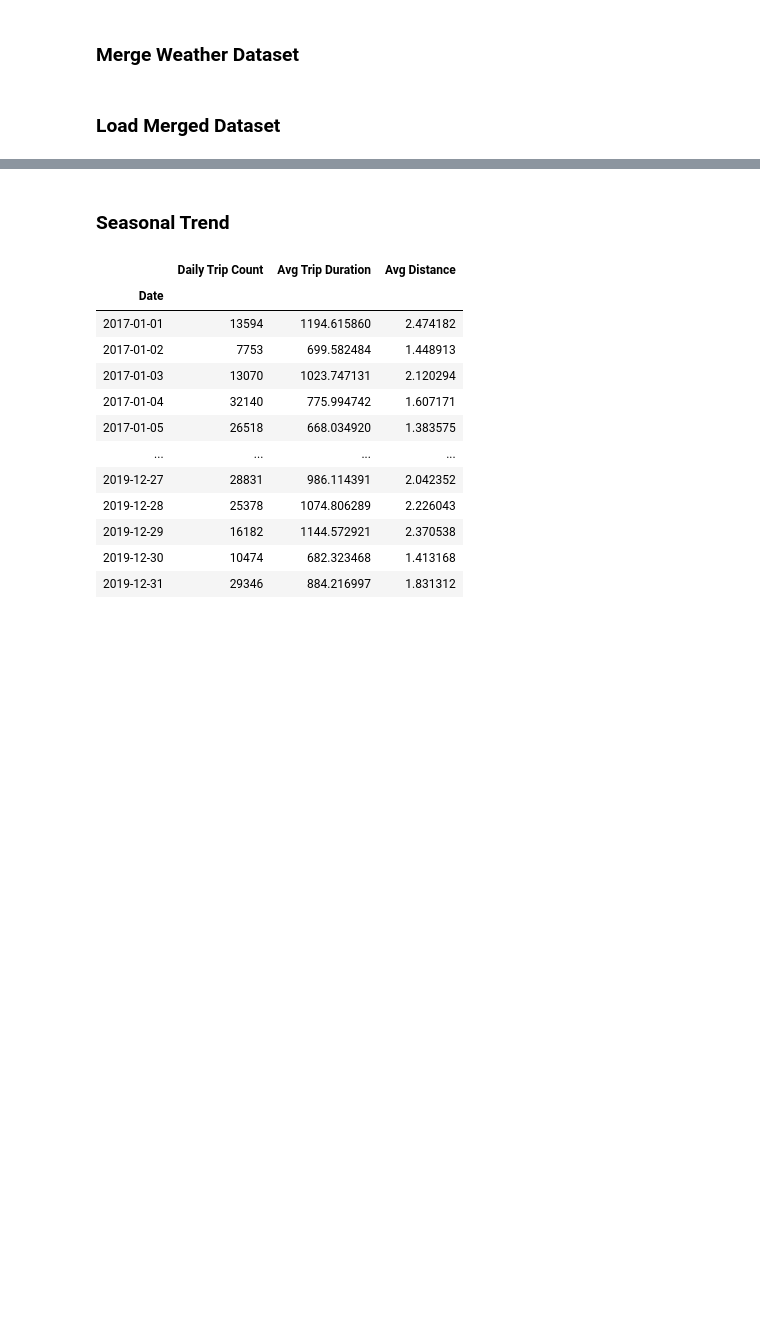
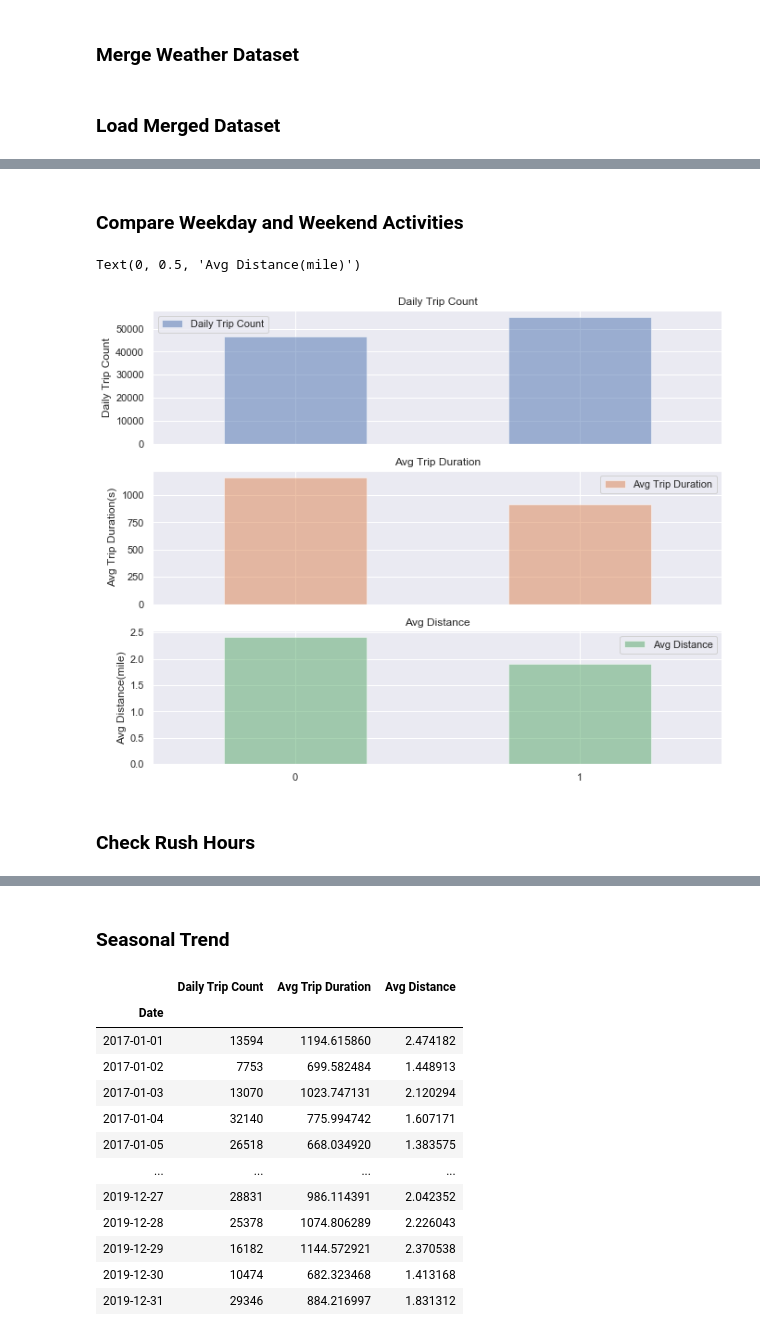
Before and after one commit to zhangym1256/Citi-Bike-Capstone, a Jupyter notebook: may/data_extraction.ipynb, the cells around one changed output, grey strips where cells are left out. Saved outputs shown, nothing was run; the diff lists cells and outputs as text; code cells hidden in the pictures; blank space fills up the shorter version.

```diff
--- a/may/data_extraction.ipynb
+++ b/may/data_extraction.ipynb
@@ -167,0 +238,18 @@ test_df_weather = pd.read_csv('test_weather.csv',index_col = 0)
+# %% [markdown]
+### Compare Weekday and Weekend Activities
+# %%
+Weekday = train_df_weather[['Isweekday','trip_per_day','daily_avg_trip_duration','daily_avg_distance']]
+Weekday.columns =  ['Isweekday','Daily Trip Count','Avg Trip Duration','Avg Distance']
+Weekday = Weekday.groupby('Isweekday').agg('mean').reset_index()
+
+sns.set(rc={'figure.figsize':(11, 4)})
+cols_plot = ['Daily Trip Count','Avg Trip Duration','Avg Distance']
+axes = Weekday[cols_plot].plot(kind='bar', alpha=0.5, linestyle='None', figsize=(11, 9), subplots=True,rot = 0)
+axes[0].set_ylabel('Daily Trip Count')
+axes[1].set_ylabel('Avg Trip Duration(s)')
+axes[2].set_ylabel('Avg Distance(mile)')
+# %% [output]
+Text(0, 0.5, 'Avg Distance(mile)')
+[figure, added]
+# %% [markdown]
+### Check Rush Hours
```
Also changed, not shown: parts of 34 cells of this notebook.
